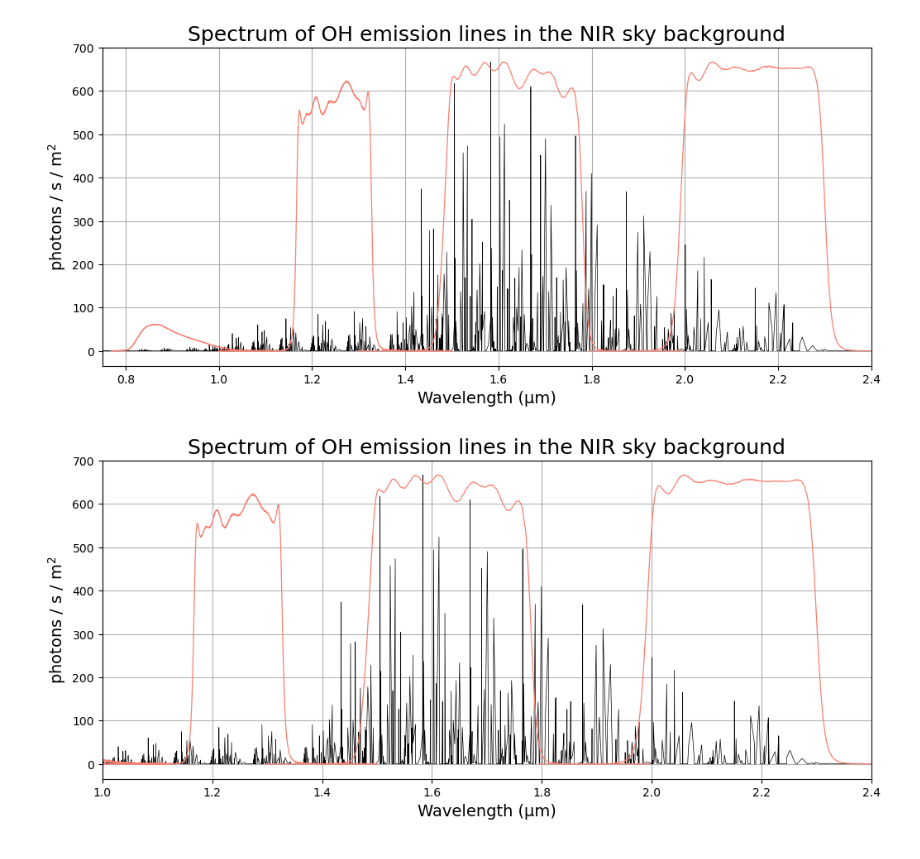
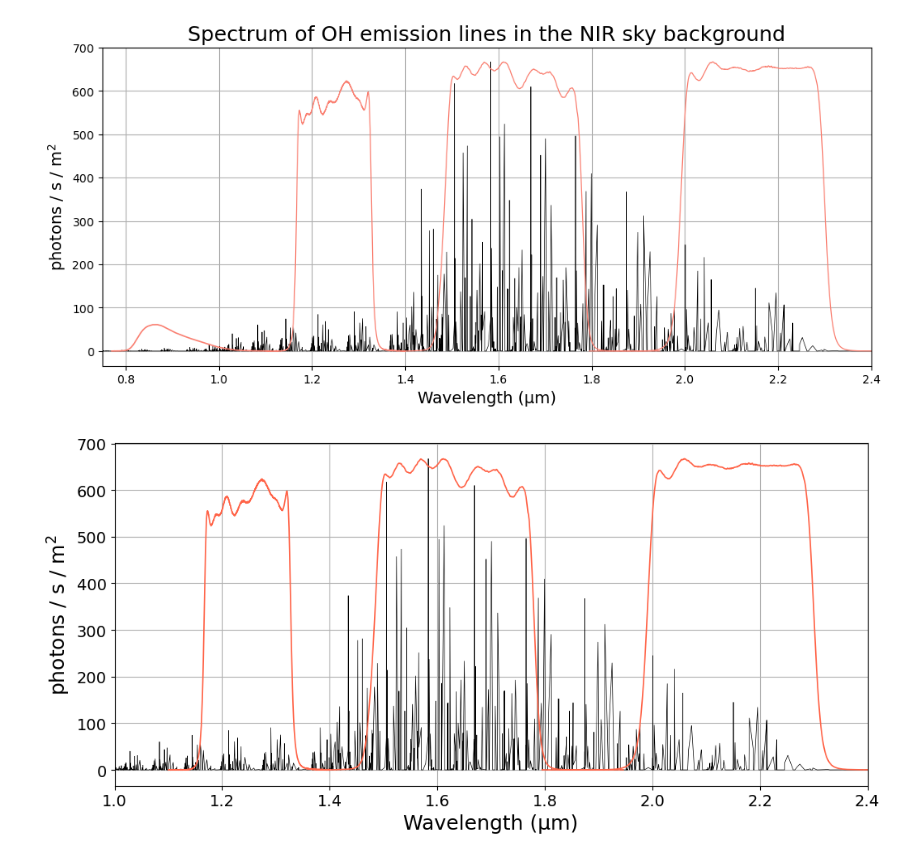
Before and after one commit to TongyueLiu/OH-Suppression-MRes-Project, a Jupyter notebook: notebooks/codes_for_plotting_only/oh_lines_plot.ipynb, the cells around one changed output. Saved outputs shown, nothing was run; the diff lists cells and outputs as text; code cells hidden in the pictures.

```diff
--- a/notebooks/codes_for_plotting_only/oh_lines_plot.ipynb
+++ b/notebooks/codes_for_plotting_only/oh_lines_plot.ipynb
@@ -78,6 +78,6 @@ with open("/Users/tliu/oh_suppression/data/H.filt", "r", encoding="utf-8") as fi
 19959 0.0005798
 19964 0.0006561
 # %%
-H_filter = np.loadtxt("/Users/tliu/oh_suppression/data/H.filt")
+H_filter = np.loadtxt("/Users/tliu/oh_suppression/data/H.filt", skiprows=200, max_rows=1100)
 H_filter
 # %% [output]
@@ -100,4 +100,4 @@ plt.grid()
 # %%
-J_filter = np.loadtxt("/Users/tliu/oh_suppression/data/J.filt")
+J_filter = np.loadtxt("/Users/tliu/oh_suppression/data/J.filt", skiprows=500, max_rows=1500)
 J_filter
 # %% [output]
@@ -209,26 +209,31 @@ plt.grid()
 # %% [output]
 [figure]
 # %%
-plt.figure(figsize=(12, 5))
+plt.figure(figsize=(12, 5.5))
 plt.plot(normalised_spectrum[:, 0], normalised_spectrum[:, 1], label="Normalised Spectrum", linewidth=0.5, color='k')
-plt.plot(J_filter[:,0]*1e-4, J_filter[:,1] * np.max(normalised_spectrum[:, 1]), color='salmon', linewidth=0.9)
-plt.plot(H_filter[:,0]*1e-4, H_filter[:,1] * np.max(normalised_spectrum[:, 1]) / np.max(H_filter[:,1]), color='salmon', linewidth=0.9)
+plt.plot(J_filter[:,0]*1e-4, J_filter[:,1] * np.max(normalised_spectrum[:, 1]), color='tomato', linewidth=1.2)
+plt.plot(H_filter[:,0]*1e-4, H_filter[:,1] * np.max(normalised_spectrum[:, 1]) / np.max(H_filter[:,1]), color='tomato', linewidth=1.2)
 # plt.plot(K_filter_replaced[:,0], K_filter_replaced[:,1] * np.max(normalised_spectrum[:, 1]), label="K Filter Transmission", color='salmon', linewidth=0.9)
-plt.plot(K_filter_test_short[:,0], K_filter_test_short[:,1] /  np.max(K_filter_test_short[:,1]) * np.max(normalised_spectrum[:, 1]), color='salmon', linewidth=0.9)
+plt.plot(K_filter_test_short[:,0], K_filter_test_short[:,1] /  np.max(K_filter_test_short[:,1]) * np.max(normalised_spectrum[:, 1]), color='tomato', linewidth=1.2)
 
 # 3. Scale and plot the SDSS z-filter onto the same axes
 # Convert wavelengths from Angstroms to micrometers
 z_wavelength_um = z_filter.wavelength * 1e-4
 # Scale response to match the peak height of your spectrum
 z_response_scaled = z_filter.response * np.max(normalised_spectrum[:, 1])
 
-plt.plot(z_wavelength_um, z_response_scaled, label="SDSS z Filter", color='salmon', linewidth=2)
+# plt.plot(z_wavelength_um, z_response_scaled, label="SDSS z Filter", color='salmon', linewidth=2)
 
 
 plt.xlim(1.0, 2.4)
-plt.xlabel("Wavelength (µm)", fontsize=14)
-plt.ylabel("photons / s / m$^2$", fontsize=14)
-plt.title("Spectrum of OH emission lines in the NIR sky background", fontsize=18)
+# Axis tick font size
+plt.xticks(fontsize=14)
+plt.yticks(fontsize=14)
+plt.xlabel("Wavelength (µm)", fontsize=18)
+plt.ylabel("photons / s / m$^2$", fontsize=18)
+
+# Make the title go up a bit
+# plt.title("Spectrum of OH emission lines in the NIR sky background", fontsize=22, pad=10)
 plt.grid()
 # %% [output]
-[figure, old version]
+[figure, new version]
```
Also changed, not shown: parts of 25 cells of this notebook, 7 other files.
